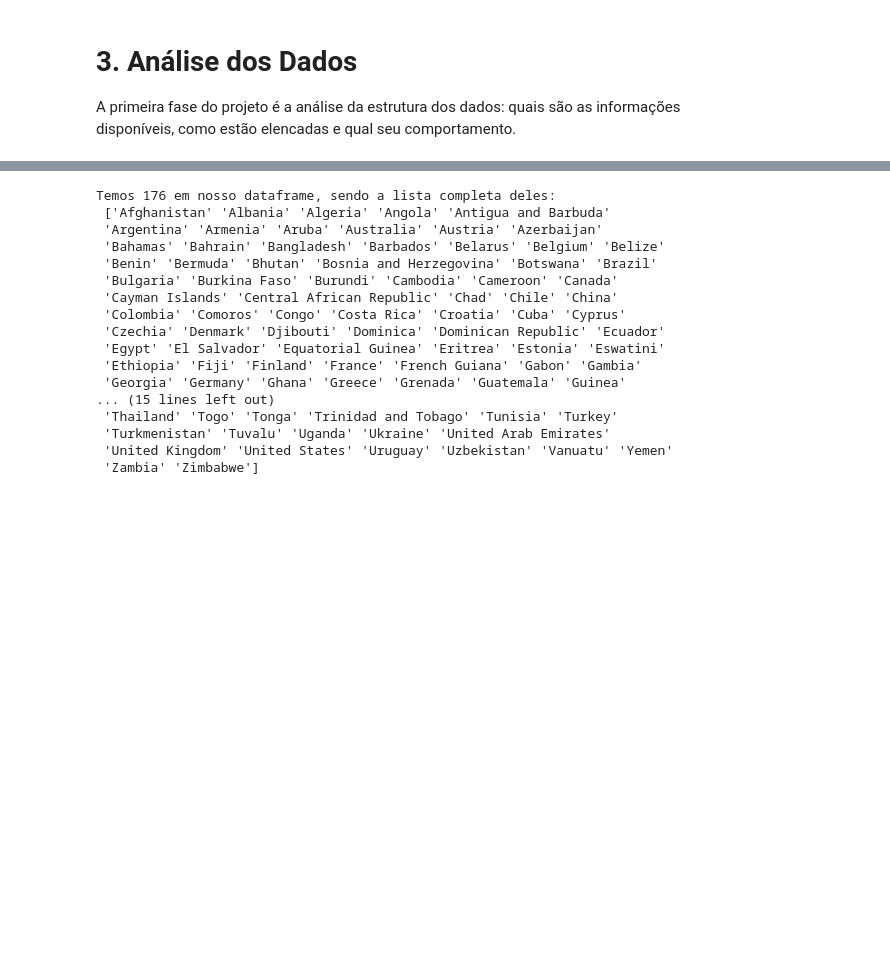
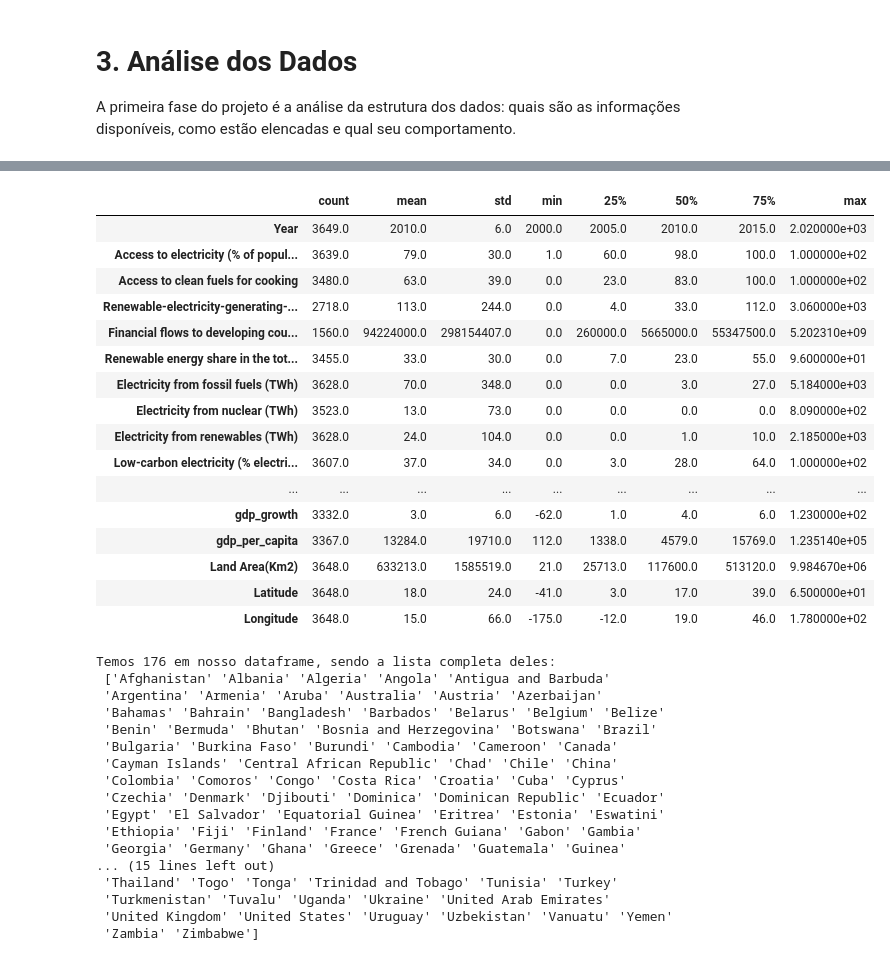
Before and after one commit to Felipefalex/Projeto-Sustainable-Energy, a Jupyter notebook: sustainable_energy.ipynb, the cells around one changed output, grey strips where cells are left out. Saved outputs shown, nothing was run; the diff lists cells and outputs as text; code cells hidden in the pictures; blank space fills up the shorter version.

```diff
--- a/sustainable_energy.ipynb
+++ b/sustainable_energy.ipynb
@@ -69,6 +69,27 @@ Data columns (total 21 columns):
 dtypes: float64(18), int64(1), object(2)
 memory usage: 598.8+ KB
 None
+# %%
+# Análise estistíca de todos os campos
+data.describe().T.round(0)
+# %% [output]
+|  | count | mean | std | min | 25% | 50% | 75% | max |
+| Year | 3649.0 | 2010.0 | 6.0 | 2000.0 | 2005.0 | 2010.0 | 2015.0 | 2.020000e+03 |
+| Access to electricity (% of popul... | 3639.0 | 79.0 | 30.0 | 1.0 | 60.0 | 98.0 | 100.0 | 1.000000e+02 |
+| Access to clean fuels for cooking | 3480.0 | 63.0 | 39.0 | 0.0 | 23.0 | 83.0 | 100.0 | 1.000000e+02 |
+| Renewable-electricity-generating-... | 2718.0 | 113.0 | 244.0 | 0.0 | 4.0 | 33.0 | 112.0 | 3.060000e+03 |
+| Financial flows to developing cou... | 1560.0 | 94224000.0 | 298154407.0 | 0.0 | 260000.0 | 5665000.0 | 55347500.0 | 5.202310e+09 |
+| Renewable energy share in the tot... | 3455.0 | 33.0 | 30.0 | 0.0 | 7.0 | 23.0 | 55.0 | 9.600000e+01 |
+| Electricity from fossil fuels (TWh) | 3628.0 | 70.0 | 348.0 | 0.0 | 0.0 | 3.0 | 27.0 | 5.184000e+03 |
+| Electricity from nuclear (TWh) | 3523.0 | 13.0 | 73.0 | 0.0 | 0.0 | 0.0 | 0.0 | 8.090000e+02 |
+| Electricity from renewables (TWh) | 3628.0 | 24.0 | 104.0 | 0.0 | 0.0 | 1.0 | 10.0 | 2.185000e+03 |
+| Low-carbon electricity (% electri... | 3607.0 | 37.0 | 34.0 | 0.0 | 3.0 | 28.0 | 64.0 | 1.000000e+02 |
+| ... | ... | ... | ... | ... | ... | ... | ... | ... |
+| gdp_growth | 3332.0 | 3.0 | 6.0 | -62.0 | 1.0 | 4.0 | 6.0 | 1.230000e+02 |
+| gdp_per_capita | 3367.0 | 13284.0 | 19710.0 | 112.0 | 1338.0 | 4579.0 | 15769.0 | 1.235140e+05 |
+| Land Area(Km2) | 3648.0 | 633213.0 | 1585519.0 | 21.0 | 25713.0 | 117600.0 | 513120.0 | 9.984670e+06 |
+| Latitude | 3648.0 | 18.0 | 24.0 | -41.0 | 3.0 | 17.0 | 39.0 | 6.500000e+01 |
+| Longitude | 3648.0 | 15.0 | 66.0 | -175.0 | -12.0 | 19.0 | 46.0 | 1.780000e+02 |
 # %%
 # Quantidade e nome dos países
 nomes_paises = data['Entity'].unique()
```
Also changed, not shown: parts of 30 cells of this notebook.
